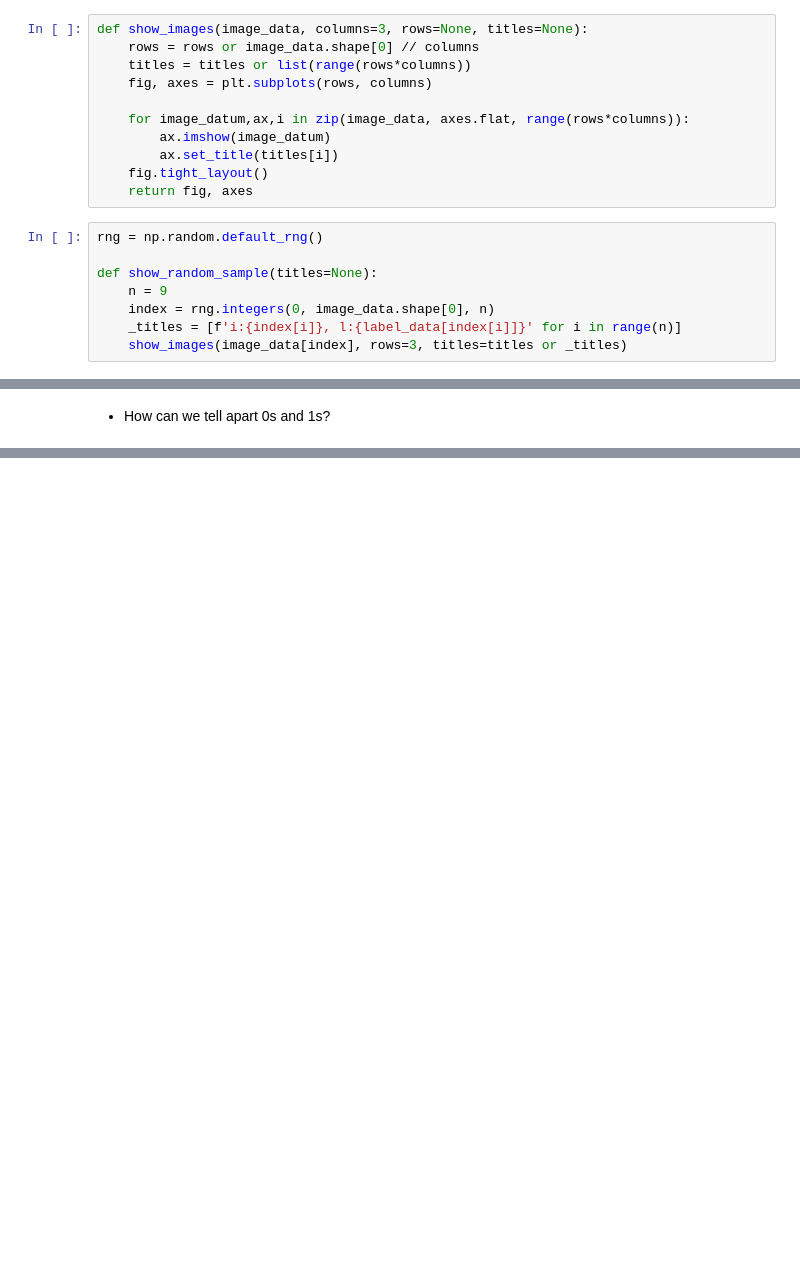
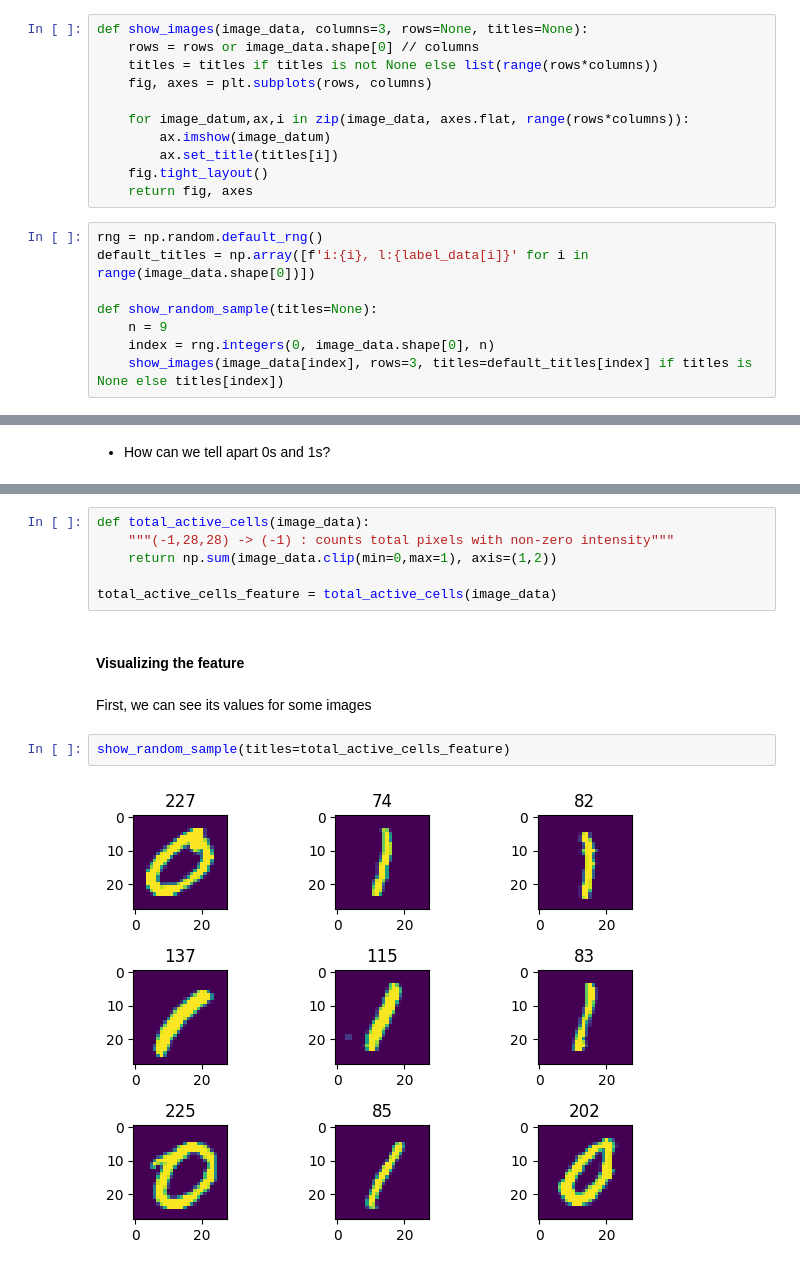
Before and after one commit to nathan-chappell/matos_ml_tutorial, a Jupyter notebook: demo.ipynb, the cells around one changed output, grey strips where cells are left out. Cells and saved outputs as stored; diff of their text form; blank space fills up the shorter version.

```diff
--- a/demo.ipynb
+++ b/demo.ipynb
@@ -78,7 +78,7 @@ plt.imshow(image_data[0])
 # %%
 def show_images(image_data, columns=3, rows=None, titles=None):
     rows = rows or image_data.shape[0] // columns
-    titles = titles or list(range(rows*columns))
+    titles = titles if titles is not None else list(range(rows*columns))
     fig, axes = plt.subplots(rows, columns)
 
     for image_datum,ax,i in zip(image_data, axes.flat, range(rows*columns)):
@@ -88,12 +88,12 @@ def show_images(image_data, columns=3, rows=None, titles=None):
     return fig, axes
 # %%
 rng = np.random.default_rng()
+default_titles = np.array([f'i:{i}, l:{label_data[i]}' for i in range(image_data.shape[0])])
 
 def show_random_sample(titles=None):
     n = 9
     index = rng.integers(0, image_data.shape[0], n)
-    _titles = [f'i:{index[i]}, l:{label_data[index[i]]}' for i in range(n)]
-    show_images(image_data[index], rows=3, titles=titles or _titles)
+    show_images(image_data[index], rows=3, titles=default_titles[index] if titles is None else titles[index])
 # %% [markdown]
 #### Random Sample of images
 # %%
@@ -104,0 +107,14 @@ show_random_sample()
+# %%
+def total_active_cells(image_data):
+    """(-1,28,28) -> (-1) : counts total pixels with non-zero intensity"""
+    return np.sum(image_data.clip(min=0,max=1), axis=(1,2))
+
+total_active_cells_feature = total_active_cells(image_data)
+# %% [markdown]
+#### Visualizing the feature
+# %% [markdown]
+First, we can see its values for some images
+# %%
+show_random_sample(titles=total_active_cells_feature)
+# %% [output]
+[figure, added]
```
Also changed, not shown: parts of 12 cells of this notebook.
